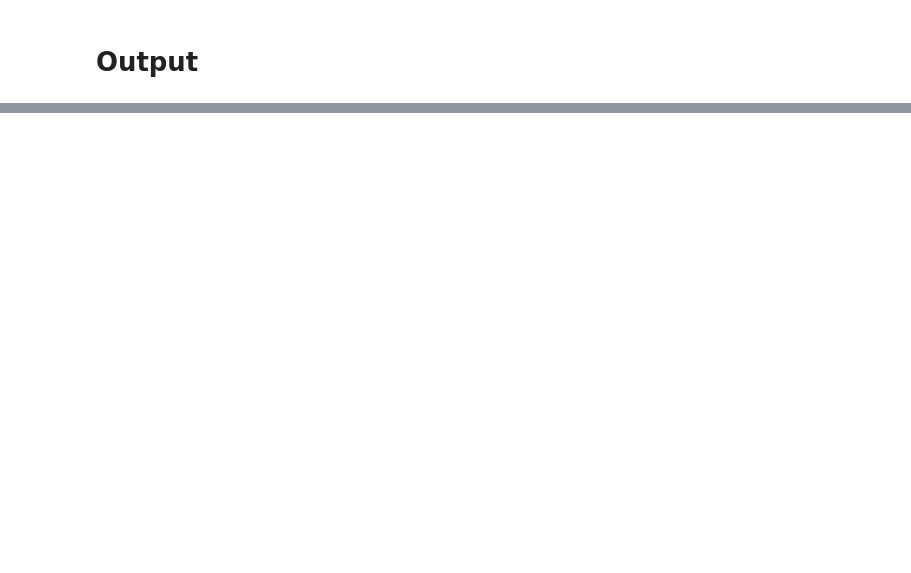
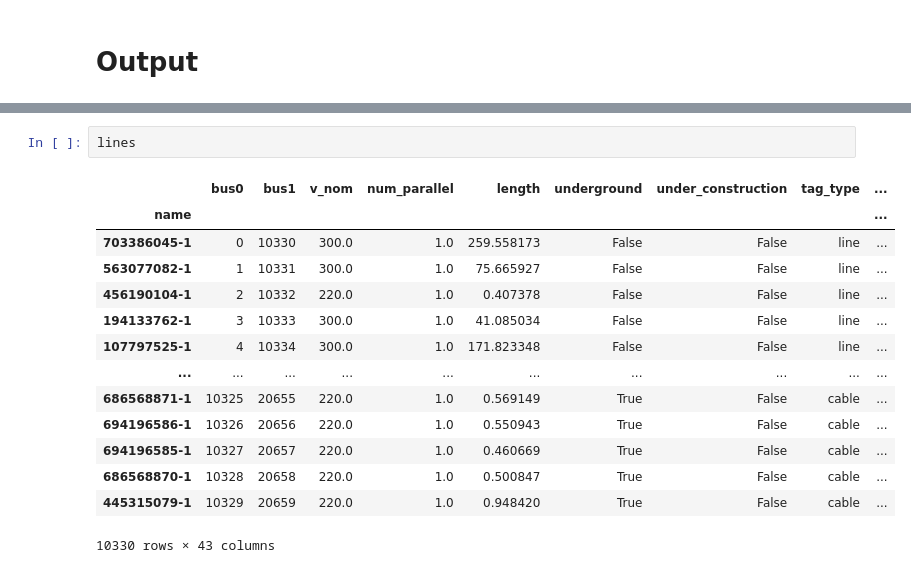
Before and after one commit to pypsa-meets-earth/pypsa-africa-hackathon, a Jupyter notebook: notebooks/build_bus_regions.ipynb, the cells around one changed output, grey strips where cells are left out. Cells and saved outputs as stored; diff of their text form; blank space fills up the shorter version.

```diff
--- a/notebooks/build_bus_regions.ipynb
+++ b/notebooks/build_bus_regions.ipynb
@@ -55,0 +112,17 @@ off_shore.plot(ax=ax, color="red")
+# %%
+lines
+# %% [output]
+|  | bus0 | bus1 | v_nom | num_parallel | length | underground | under_construction | tag_type | ... |
+| name |  |  |  |  |  |  |  |  | ... |
+| 703386045-1 | 0 | 10330 | 300.0 | 1.0 | 259.558173 | False | False | line | ... |
+| 563077082-1 | 1 | 10331 | 300.0 | 1.0 | 75.665927 | False | False | line | ... |
+| 456190104-1 | 2 | 10332 | 220.0 | 1.0 | 0.407378 | False | False | line | ... |
+| 194133762-1 | 3 | 10333 | 300.0 | 1.0 | 41.085034 | False | False | line | ... |
+| 107797525-1 | 4 | 10334 | 300.0 | 1.0 | 171.823348 | False | False | line | ... |
+| ... | ... | ... | ... | ... | ... | ... | ... | ... | ... |
+| 686568871-1 | 10325 | 20655 | 220.0 | 1.0 | 0.569149 | True | False | cable | ... |
+| 694196586-1 | 10326 | 20656 | 220.0 | 1.0 | 0.550943 | True | False | cable | ... |
+| 694196585-1 | 10327 | 20657 | 220.0 | 1.0 | 0.460669 | True | False | cable | ... |
+| 686568870-1 | 10328 | 20658 | 220.0 | 1.0 | 0.500847 | True | False | cable | ... |
+| 445315079-1 | 10329 | 20659 | 220.0 | 1.0 | 0.948420 | True | False | cable | ... |
+10330 rows × 43 columns
```
Also changed, not shown: parts of 10 cells of this notebook.
